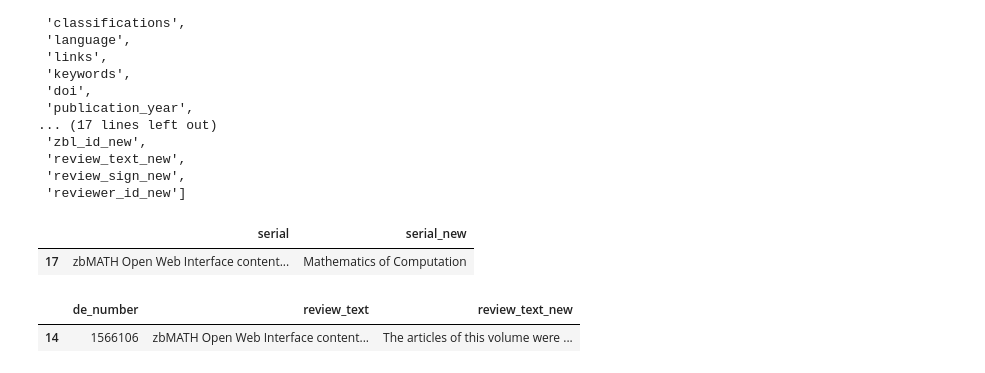
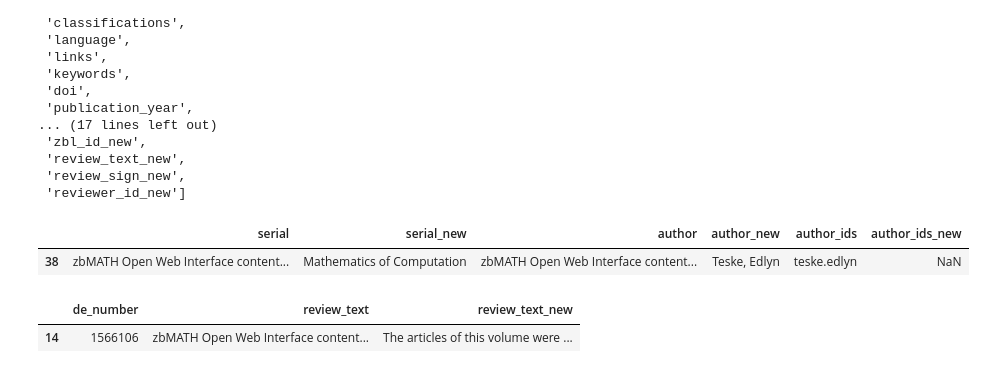
Before and after one commit to MaRDI4NFDI/docker-importer, a Jupyter notebook: mardi_importer/mardi_importer/zbmath/test.ipynb, the cells around one changed output. Cells and saved outputs as stored; diff of their text form; code cells hidden in the pictures.

```diff
--- a/mardi_importer/mardi_importer/zbmath/test.ipynb
+++ b/mardi_importer/mardi_importer/zbmath/test.ipynb
@@ -34,10 +34,10 @@ list(df)
  'review_sign_new',
  'reviewer_id_new']
 # %%
-df[(df.de_number == 1566113)][['serial','serial_new']]
+df[(df.de_number == 1566134)][['serial','serial_new','author','author_new','author_ids','author_ids_new']]
 # %% [output]
-|  | serial | serial_new |
-| 17 | zbMATH Open Web Interface content... | Mathematics of Computation |
+|  | serial | serial_new | author | author_new | author_ids | author_ids_new |
+| 38 | zbMATH Open Web Interface content... | Mathematics of Computation | zbMATH Open Web Interface content... | Teske, Edlyn | teske.edlyn | NaN |
 # %%
 df[(df.de_number == 1566106) &(df.review_text != df.review_text_new)][['de_number','review_text', 'review_text_new']]
 # %% [output]
```
Also changed, not shown: parts of 1 cell of this notebook, 1 other file.
